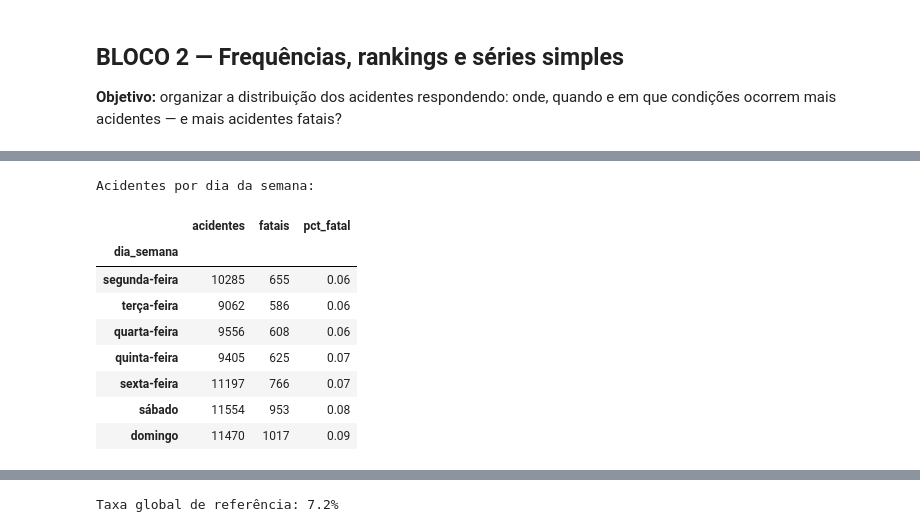
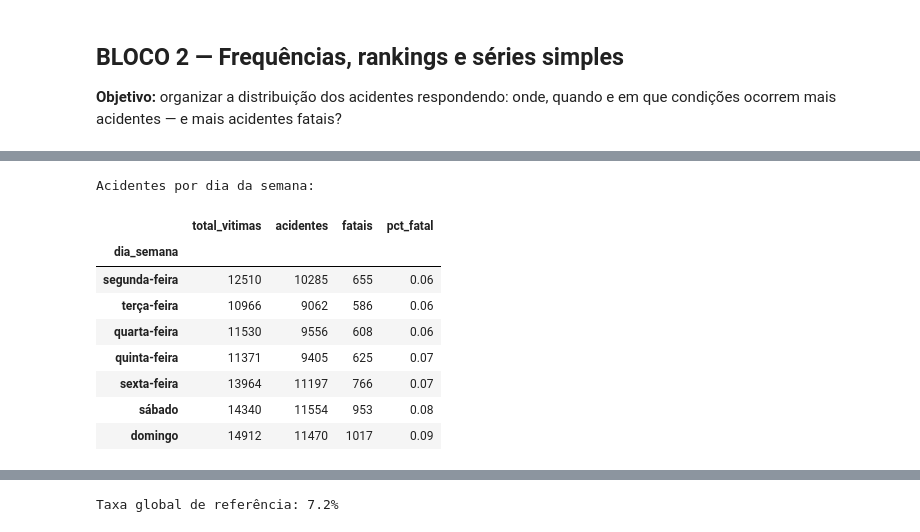
Before and after one commit to WilsonAgomes/Atividades_Aponti, a Jupyter notebook: atividade_unidade_5_2_prf/EDA — Indicadores e Fatores Associados a Acidentes Fatais.ipynb, the cells around one changed output, grey strips where cells are left out. Cells and saved outputs as stored; diff of their text form; code cells hidden in the pictures.

```diff
--- a/atividade_unidade_5_2_prf/EDA — Indicadores e Fatores Associados a Acidentes Fatais.ipynb
+++ b/atividade_unidade_5_2_prf/EDA — Indicadores e Fatores Associados a Acidentes Fatais.ipynb
@@ -179,6 +179,14 @@ Com Vítimas Fatais      5209
 NaN                        1
 Name: count, dtype: int64
 # %%
+# Vítimas = mortos + feridos leves + feridos graves (exclui ilesos e ignorados).
+# Contagens ausentes recebem zero, conforme a hipótese operacional do projeto.
+for coluna in ["mortos", "feridos_leves", "feridos_graves"]:
+    df[coluna] = pd.to_numeric(df[coluna], errors="raise").fillna(0)
+    if (df[coluna] < 0).any() or (df[coluna] % 1 != 0).any():
+        raise ValueError(f"Contagem de vítimas inválida: {coluna}")
+df["total_vitimas"] = df["mortos"] + df["feridos_leves"] + df["feridos_graves"]
+
 # Criação da variável-alvo "acidente_fatal"
 # Transforma a contagem de mortos em uma variável binária (0/1) que sinaliza o evento de
 # interesse — aqui, acidente com pelo menos 1 vítima fatal
@@ -398,26 +414,27 @@ Ranking por tipo de acidente:
 # %%
 # Ranking por dia da semana, respeitando a ordem lógica (segunda a domingo)
 # em vez da ordem alfabética padrão do groupby
 DIA_SEMANA_ORDEM = ["segunda-feira", "terça-feira", "quarta-feira", "quinta-feira",
                      "sexta-feira", "sábado", "domingo"]
 rank_dia_semana = df.groupby("dia_semana", observed=True).agg(
+    total_vitimas=("total_vitimas", "sum"),
     acidentes=("id", "count"), fatais=("acidente_fatal", "sum")
 ).reindex(DIA_SEMANA_ORDEM)
 rank_dia_semana["pct_fatal"] = rank_dia_semana["fatais"] / rank_dia_semana["acidentes"]
 
 print("Acidentes por dia da semana:")
 rank_dia_semana
 # %% [output]
 Acidentes por dia da semana:
-|  | acidentes | fatais | pct_fatal |
-| dia_semana |  |  |  |
-| segunda-feira | 10285 | 655 | 0.06 |
-| terça-feira | 9062 | 586 | 0.06 |
-| quarta-feira | 9556 | 608 | 0.06 |
-| quinta-feira | 9405 | 625 | 0.07 |
-| sexta-feira | 11197 | 766 | 0.07 |
-| sábado | 11554 | 953 | 0.08 |
-| domingo | 11470 | 1017 | 0.09 |
+|  | total_vitimas | acidentes | fatais | pct_fatal |
+| dia_semana |  |  |  |  |
+| segunda-feira | 12510 | 10285 | 655 | 0.06 |
+| terça-feira | 10966 | 9062 | 586 | 0.06 |
+| quarta-feira | 11530 | 9556 | 608 | 0.06 |
+| quinta-feira | 11371 | 9405 | 625 | 0.07 |
+| sexta-feira | 13964 | 11197 | 766 | 0.07 |
+| sábado | 14340 | 11554 | 953 | 0.08 |
+| domingo | 14912 | 11470 | 1017 | 0.09 |
 # %%
 # Criação da série mensal: agrupamento dos acidentes por mês, com quatro métricas
 # calculadas simultaneamente
```
Also changed, not shown: parts of 14 cells of this notebook, 33 other files.
